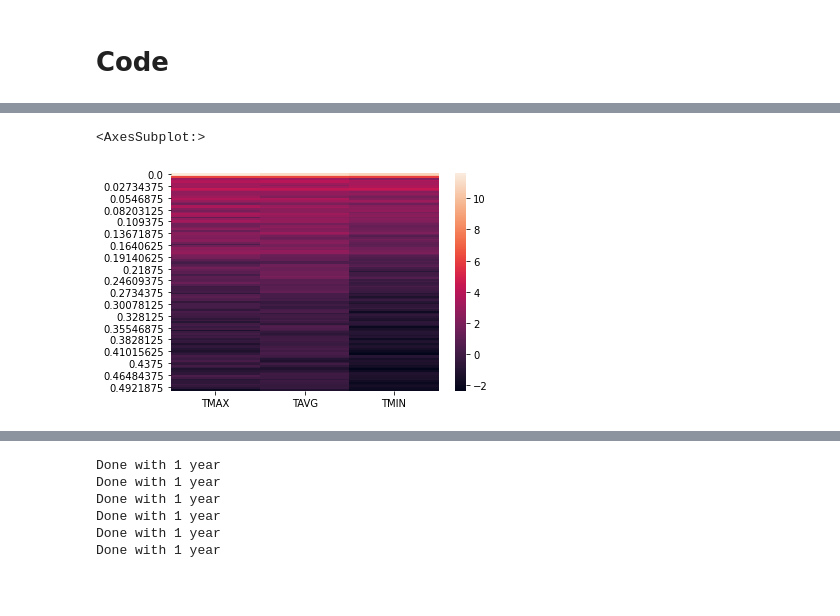
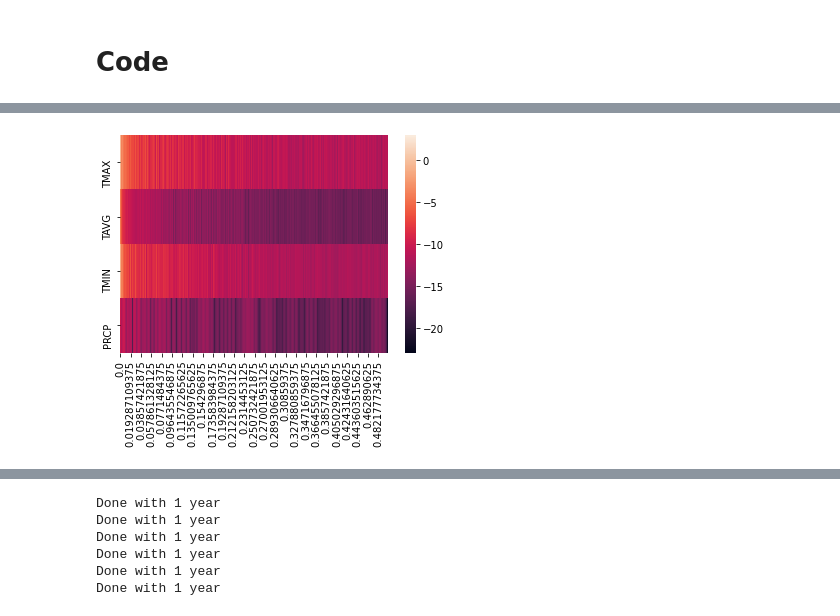
Before and after one commit to athena-ye/Historical-Data, a Jupyter notebook: Historical Data.ipynb, the cells around one changed output, grey strips where cells are left out. Cells and saved outputs as stored; diff of their text form; code cells hidden in the pictures; blank space fills up the shorter version.

```diff
--- a/Historical Data.ipynb
+++ b/Historical Data.ipynb
@@ -172,7 +221,7 @@ Done with 1 year
 for x in range(len(maxoverall.columns)):
     nonan = maxoverall[maxoverall.columns[x]]
     nonan = nonan.interpolate('time', limit_direction='both')
-    a,b = plt.psd(nonan, Fs = 1, scale_by_freq = False)
+    a,b = plt.psd(nonan, Fs = 1, scale_by_freq = False, NFFT = 2**14 )
 
     if x == 0:
         tmaxacumulative = a
@@ -186,0 +236,5 @@ tmaxbmean = np.nanmean(tmaxbcumulative, axis=(0))
+# %%
+x = np.linspace(0,5*365)
+y = np.sin(x/365*6)*30+100
+y += np.sin(x/20*6)*50
+plt.psd((y), NFFT = 2**18)
@@ -220,7 +283,7 @@ Done with 1 year
 for x in range(len(minoverall.columns)):
     nonan = minoverall[minoverall.columns[x]]
     nonan = nonan.interpolate('time',limit_direction='both')
-    a,b = plt.psd(nonan, Fs = 1, scale_by_freq = False)
+    a,b = plt.psd(nonan, Fs = 1, scale_by_freq = False, NFFT = 2**14 )
 
     if x == 0:
         tminacumulative = a
@@ -234,0 +330,14 @@ tminbmean = np.nanmean(tminbcumulative, axis=(0))
+# %%
+for x in range(len(prcpoverall.columns)):
+    nonan = prcpoverall[prcpoverall.columns[x]]
+    nonan = nonan.interpolate('time',limit_direction='both')
+    a,b = plt.psd(nonan, Fs = 1, scale_by_freq = False, NFFT = 2**14 )
+
+    if x == 0:
+        prcpacumulative = a
+        prcpbcumulative = b
+    else:
+        prcpacumulative = np.vstack([prcpacumulative, a])
+        prcpbcumulative = np.vstack([prcpbcumulative, b])
+prcpamean = np.nanmean(prcpacumulative, axis=(0))
+prcpbmean = np.nanmean(prcpbcumulative, axis=(0))
@@ -235,13 +346,16 @@ tminbmean = np.nanmean(tminbcumulative, axis=(0))
 # %%
 param1 = ['TAVG']
 param2 = ['TMAX']
 param3 = ['TMIN']
-
+param4 = ['PRCP']
+#take difference in between 0.5 and 0.48, then find lowest freq value
 hm1 = pd.DataFrame(data = amean, columns = param1, index = bmean)
 hm2 = pd.DataFrame(data = tmaxamean, columns = param2, index = tmaxbmean)
 hm3 = pd.DataFrame(data = tminamean, columns = param3, index = tminbmean)
-hm = pd.concat([hm2, hm1, hm3], axis=1)
-sns.heatmap(np.log(hm))
+hm4 = pd.DataFrame(data = prcpamean, columns = param4, index = prcpbmean)
+hm = pd.concat([hm2, hm1, hm3, hm4], axis=1)
+#print(hm)
+fig = sns.heatmap(np.log(hm.T))
+#plt.xscale("log", base = 2)
 # %% [output]
-<AxesSubplot:>
-[figure, old version]
+[figure, new version]
```
Also changed, not shown: parts of 29 cells of this notebook, 1 other file.
